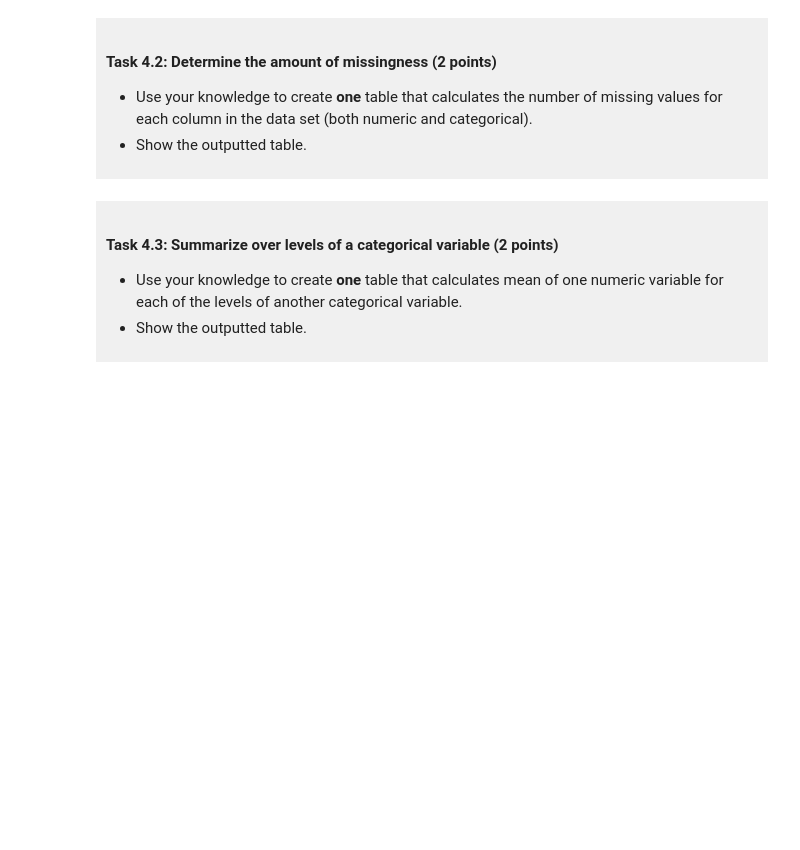
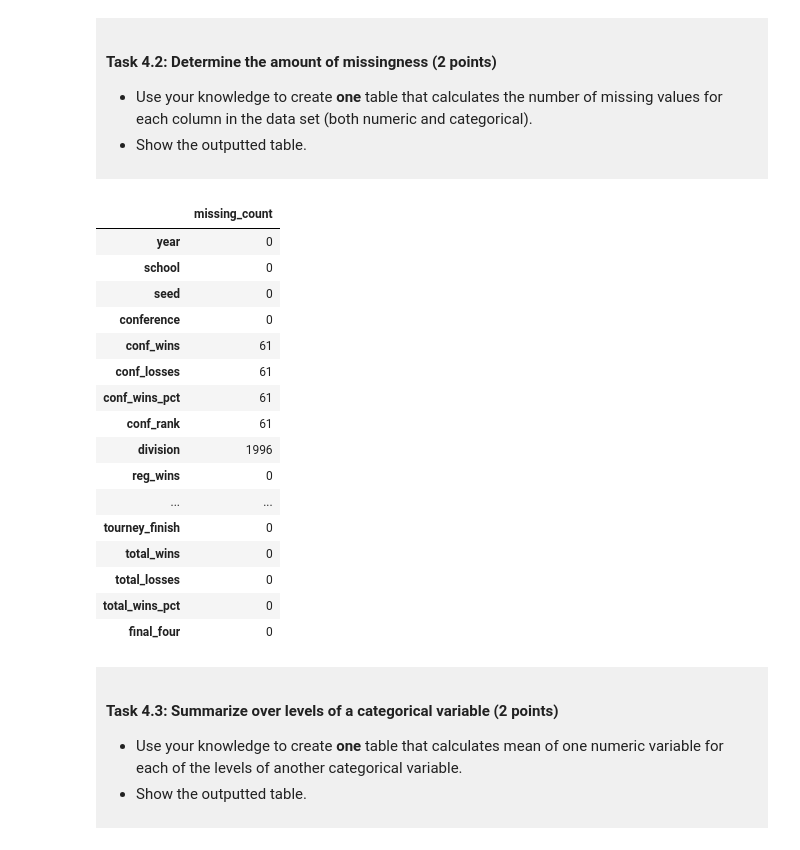
Before and after one commit to raoshuyi5-code/dsci-100-project-Shuyi-Rao, a Jupyter notebook: dsci-100-project-notebook.ipynb, the cells around one changed output. Cells and saved outputs as stored; diff of their text form; code cells hidden in the pictures; blank space fills up the shorter version.

```diff
--- a/dsci-100-project-notebook.ipynb
+++ b/dsci-100-project-notebook.ipynb
@@ -252,7 +261,27 @@ You will refine your research question (if needed) and produce a tidy data set.
 - Show the outputted table.
 </div>
 # %%
-### EDIT THIS CODE CELL ###
+
+missing_table =df.isnull().sum().to_frame(name='missing_count')
+missing_table
+# %% [output]
+|  | missing_count |
+| year | 0 |
+| school | 0 |
+| seed | 0 |
+| conference | 0 |
+| conf_wins | 61 |
+| conf_losses | 61 |
+| conf_wins_pct | 61 |
+| conf_rank | 61 |
+| division | 1996 |
+| reg_wins | 0 |
+| ... | ... |
+| tourney_finish | 0 |
+| total_wins | 0 |
+| total_losses | 0 |
+| total_wins_pct | 0 |
+| final_four | 0 |
 # %% [markdown]
 <div style="background-color: #f0f0f0; padding: 10px;">
 
```
Also changed, not shown: parts of 11 cells of this notebook.
